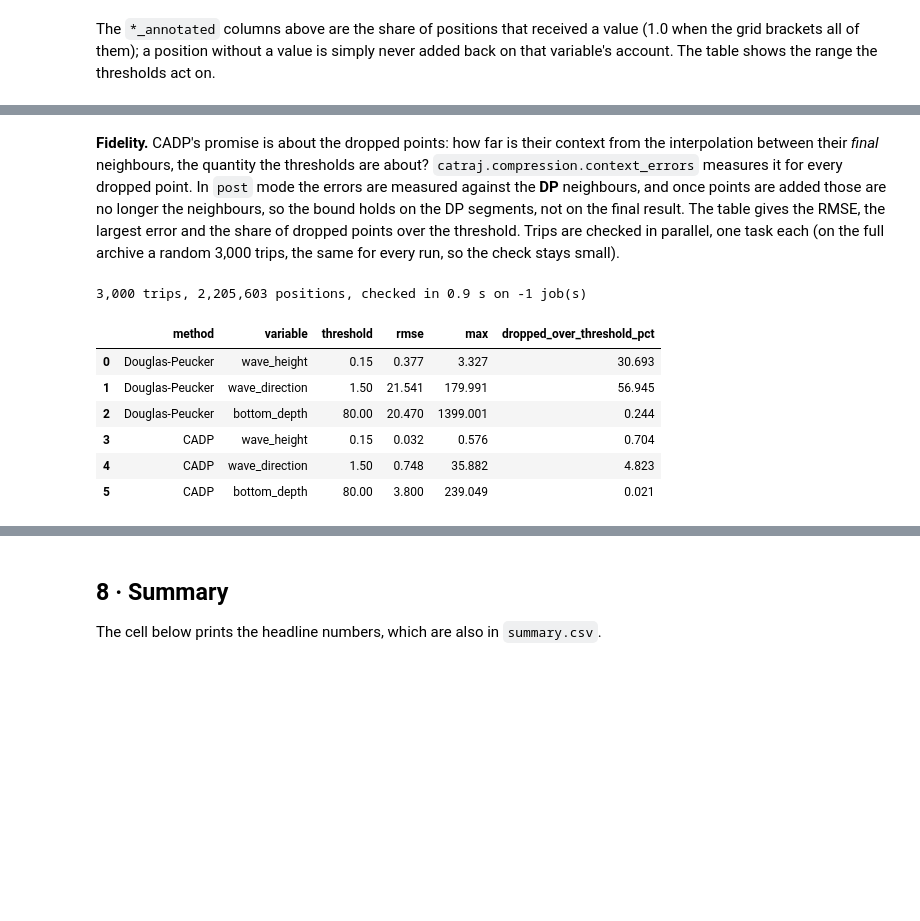
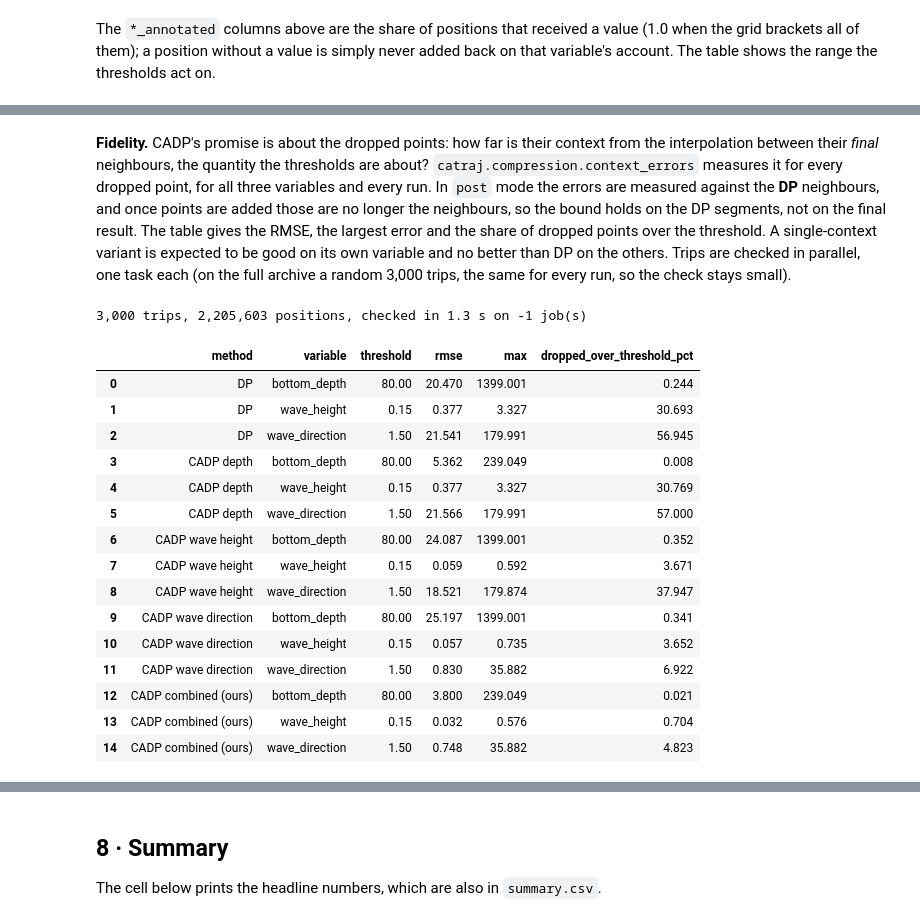
Before and after one commit to smehri/CATraj, a Jupyter notebook: notebooks/full_runs/04_cadp_compression.ipynb, the cells around one changed output, grey strips where cells are left out. Saved outputs shown, nothing was run; the diff lists cells and outputs as text; code cells hidden in the pictures; blank space fills up the shorter version.

Commit message:
Notebook 04: run CADP with one context at a time, as the paper does; draw the figures with hvplot

```diff
--- a/notebooks/full_runs/04_cadp_compression.ipynb
+++ b/notebooks/full_runs/04_cadp_compression.ipynb
@@ -85,16 +85,18 @@ NB03 = ROOT / "results" / "03_two_stage_cpls_compression" / DATA     # notebook
 # ---- the parameters of CADP (the paper's experiment, Mehri et al. 2025) ---------
 EPSILON = 1_000.0                    # Douglas-Peucker threshold, metres
 THRESHOLDS = {                       # one per context variable, in its own units
+    "bottom_depth": 80.0,            # m
     "wave_height": 0.15,             # m
     "wave_direction": 1.5,           # degrees, on the circle
-    "bottom_depth": 80.0,            # m
 }
 CIRCULAR = ["wave_direction"]        # bearings: differenced on the circle
 MODE = "post"                        # the method as published (see section 1)
+# The paper's variants: Douglas-Peucker plus ONE context at a time. COMBINED (all three at once) is our addition.
+VARIANTS = {"depth": "bottom_depth", "wave_height": "wave_height", "wave_direction": "wave_direction"}
 # ---- the trips (identical to notebook 03) -----------------------------------------
 MAX_GAP = 1_800.0        # a gap of over 30 minutes between two reports starts a new trip
 MIN_TRIP_POINTS = 10     # trips with fewer positions are dropped
-# ---- the comparison with the iterative mode: cheap on the sample, optional on the full archive
+# ---- the iterative mode of the combined run, for comparison: cheap on the sample, optional on the full archive
 RUN_ITERATIVE = os.environ.get("CATRAJ_RUN_ITERATIVE", "1" if DATA == "sample" else "0") == "1"
 
 print(f"DATA = {DATA!r}, N_JOBS = {N_JOBS}\ninput:  {PRE}\noutput: {OUT}")
@@ -504,6 +550,7 @@ with the kept points on it. Zoom, pan and hover to read a point's time and wave
 coast = load_coastline(PRE).to_crs(4326)
 MOVING_KM = 20.0
 MAX_PTS = 2_500                      # at most this many points per vessel and layer in a figure
+ADDED = {"CADP depth": "#1a7f37", "CADP wave height": "#0969da", "CADP wave direction": "#8250df"}
 
 top_types = summary[summary.vessel_type != "ALL"].vessel_type.head(4).tolist()
 chosen = []
@@ -522,27 +569,30 @@ maps, series = [], []
 for vt, tid in chosen:
     g = trips[trips.trip_id == tid].copy()
     g["time"] = pd.to_datetime(g.unix_time, unit="s")
-    g["kept"] = np.where(is_dp[g.index], "Douglas-Peucker", np.where(is_cadp[g.index], "added for context", ""))
-    dp, add = g[g.kept == "Douglas-Peucker"], g[g.kept == "added for context"]
-    title = f"{vt}, vessel {g.mmsi.iloc[0]}: {len(g):,} points -> {len(dp) + len(add):,}"
+    dp = g[is_dp[g.index]]
+    n_each = {l: int((masks[l][g.index] & ~is_dp[g.index]).sum()) for l in ADDED}
+    title = f"{vt}, vessel {g.mmsi.iloc[0]}: {len(g):,} points, DP keeps {len(dp):,}"
     pad = 0.08
     box = coast.cx[g.lon.min() - pad:g.lon.max() + pad, g.lat.min() - pad:g.lat.max() + pad]
     m = thin(g).hvplot.line(x="lon", y="lat", geo=True, tiles="CartoLight", color="#8c959f", line_width=2,
                             title=title, width=430, height=380)
     if len(box):
         m = m * box.hvplot.polygons(geo=True, color="#ece8dc", line_color="#a8a39a", alpha=0.6)
-    m = m * thin(add).hvplot.points(x="lon", y="lat", geo=True, color="#0969da", size=12,
-                                    hover_cols=["time", "wave_height"], label="added for context")
+    for label, color in ADDED.items():
+        add = g[masks[label][g.index] & ~is_dp[g.index]]
+        if len(add):
+            m = m * thin(add).hvplot.points(x="lon", y="lat", geo=True, color=color, size=12,
+                                            hover_cols=["time", "wave_height"],
+                                            label=f"{label.replace('CADP ', '')} (+{n_each[label]:,})")
     m = m * dp.hvplot.points(x="lon", y="lat", geo=True, color="#e16f24", size=30,
                              hover_cols=["time", "wave_height"], label="Douglas-Peucker")
-    maps.append(m)
-    s_ = (thin(g).hvplot.line(x="time", y="wave_height", color="#8c959f", width=430, height=220,
-                              ylabel="wave height (m)")
-          * thin(add).hvplot.scatter(x="time", y="wave_height", color="#0969da", size=18)
-          * dp.hvplot.scatter(x="time", y="wave_height", color="#e16f24", size=30))
-    series.append(s_)
-print(f"{len(chosen)} vessels shown: orange Douglas-Peucker, blue added for context; "
-      f"at most {MAX_PTS:,} points per layer are drawn")
+    maps.append(m.opts(legend_position="bottom_left", active_tools=["wheel_zoom"]))
+    add_wh = g[masks["CADP wave height"][g.index] & ~is_dp[g.index]]
+    s_ = thin(g).hvplot.line(x="time", y="wave_height", color="#8c959f", width=430, height=220, ylabel="wave height (m)")
+    if len(add_wh):
+        s_ = s_ * thin(add_wh).hvplot.scatter(x="time", y="wave_height", color="#0969da", size=18)
+    series.append(s_ * dp.hvplot.scatter(x="time", y="wave_height", color="#e16f24", size=30))
+print(f"{len(chosen)} vessels shown; at most {MAX_PTS:,} points per layer are drawn")
 hv.Layout(maps + series).cols(len(maps)).opts(shared_axes=False)
 # %% [output]
 WARNING:param.main: geo option cannot be used with kind='line' plot type. Geographic plots are only supported for following plot types: ['bivariate', 'contour', 'contourf', 'dataset', 'hexbin', 'image ...
@@ -554,56 +604,64 @@ WARNING:param.main: geo option cannot be used with kind='line' plot type. Geogra
 # %% [markdown]
 **Fidelity.** CADP's promise is about the dropped points: how far is their context from the interpolation
 between their *final* neighbours, the quantity the thresholds are about? `catraj.compression.context_errors`
-measures it for every dropped point. In `post` mode the errors are measured against the **DP** neighbours, and
-once points are added those are no longer the neighbours, so the bound holds on the DP segments, not on the final
-result. The table gives the RMSE, the largest error and the share of dropped points over the threshold. Trips are
-checked in parallel, one task each (on the full archive a random 3,000 trips, the same for every run, so the
-check stays small).
+measures it for every dropped point, for all three variables and every run. In `post` mode the errors are measured
+against the **DP** neighbours, and once points are added those are no longer the neighbours, so the bound holds on the
+DP segments, not on the final result. The table gives the RMSE, the largest error and the share of dropped points over
+the threshold. A single-context variant is expected to be good on its own variable and no better than DP on the others.
+Trips are checked in parallel, one task each (on the full archive a random 3,000 trips, the same for every run, so
+the check stays small).
 # %%
 rng = np.random.default_rng(0)
 ids = trips.trip_id.unique()
 if len(ids) > 3_000:
     ids = np.sort(rng.choice(ids, 3_000, replace=False))
 sub = trips[trips.trip_id.isin(ids)]
-keep_sets = {"Douglas-Peucker": is_dp, "CADP": is_cadp}
-if RUN_ITERATIVE:
-    keep_sets["CADP iterative"] = np.isin(np.arange(N), kept["CADP iterative"])
+keep_sets = masks
 groups = [g for _, g in sub.groupby("trip_id", sort=False)]
 tasks = [(g.unix_time.to_numpy(float), {v: g[v].to_numpy(float) for v in THRESHOLDS},
           {k: m[g.index] for k, m in keep_sets.items()}) for g in groups]
 circular_vars = set(CIRCULAR)
 
 def fidelity(task):
-    t, ctx, masks = task
+    t, ctx, ms = task
     out = {}
-    for label, m in masks.items():
+    for label, m in ms.items():
         for v, c in ctx.items():
             e = context_errors(t, c, m, circular=v in circular_vars)[~m]
             out[(label, v)] = e[np.isfinite(e)]
     return out
 
 t0 = time.perf_counter()
 per_trip = parallel_map(fidelity, tasks, N_JOBS, [len(t[0]) for t in tasks])
 rows_f = []
 for label in keep_sets:
     for v, thr in THRESHOLDS.items():
         e = np.concatenate([p[(label, v)] for p in per_trip])
         rows_f.append({"method": label, "variable": v, "threshold": thr,
                        "rmse": float(np.sqrt(np.mean(e ** 2))) if e.size else 0.0,
                        "max": float(e.max()) if e.size else 0.0,
                        "dropped_over_threshold_pct": 100 * float((e > thr).mean()) if e.size else 0.0})
 fid = pd.DataFrame(rows_f)
 fid.to_csv(OUT / "context_fidelity.csv", index=False)
 print(f"{len(groups):,} trips, {len(sub):,} positions, checked in {time.perf_counter() - t0:.1f} s on {N_JOBS} job(s)")
 fid.round(3)
 # %% [output]
-3,000 trips, 2,205,603 positions, checked in 0.9 s on -1 job(s)
+3,000 trips, 2,205,603 positions, checked in 1.3 s on -1 job(s)
 |  | method | variable | threshold | rmse | max | dropped_over_threshold_pct |
-| 0 | Douglas-Peucker | wave_height | 0.15 | 0.377 | 3.327 | 30.693 |
-| 1 | Douglas-Peucker | wave_direction | 1.50 | 21.541 | 179.991 | 56.945 |
-| 2 | Douglas-Peucker | bottom_depth | 80.00 | 20.470 | 1399.001 | 0.244 |
-| 3 | CADP | wave_height | 0.15 | 0.032 | 0.576 | 0.704 |
-| 4 | CADP | wave_direction | 1.50 | 0.748 | 35.882 | 4.823 |
-| 5 | CADP | bottom_depth | 80.00 | 3.800 | 239.049 | 0.021 |
+| 0 | DP | bottom_depth | 80.00 | 20.470 | 1399.001 | 0.244 |
+| 1 | DP | wave_height | 0.15 | 0.377 | 3.327 | 30.693 |
+| 2 | DP | wave_direction | 1.50 | 21.541 | 179.991 | 56.945 |
+| 3 | CADP depth | bottom_depth | 80.00 | 5.362 | 239.049 | 0.008 |
+| 4 | CADP depth | wave_height | 0.15 | 0.377 | 3.327 | 30.769 |
+| 5 | CADP depth | wave_direction | 1.50 | 21.566 | 179.991 | 57.000 |
+| 6 | CADP wave height | bottom_depth | 80.00 | 24.087 | 1399.001 | 0.352 |
+| 7 | CADP wave height | wave_height | 0.15 | 0.059 | 0.592 | 3.671 |
+| 8 | CADP wave height | wave_direction | 1.50 | 18.521 | 179.874 | 37.947 |
+| 9 | CADP wave direction | bottom_depth | 80.00 | 25.197 | 1399.001 | 0.341 |
+| 10 | CADP wave direction | wave_height | 0.15 | 0.057 | 0.735 | 3.652 |
+| 11 | CADP wave direction | wave_direction | 1.50 | 0.830 | 35.882 | 6.922 |
+| 12 | CADP combined (ours) | bottom_depth | 80.00 | 3.800 | 239.049 | 0.021 |
+| 13 | CADP combined (ours) | wave_height | 0.15 | 0.032 | 0.576 | 0.704 |
+| 14 | CADP combined (ours) | wave_direction | 1.50 | 0.748 | 35.882 | 4.823 |
 # %% [markdown]
 **Reading the table.** Douglas-Peucker ignores the context, so a share of the points it drops are over the
```
Also changed, not shown: parts of 19 cells of this notebook, 1 other file.
